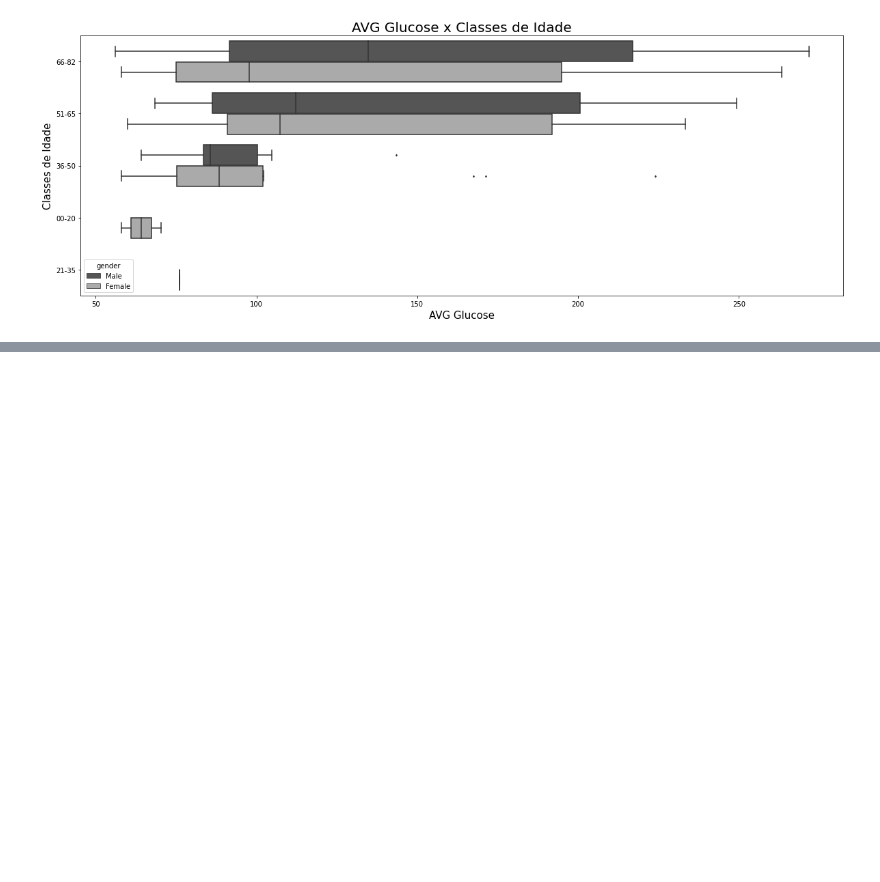
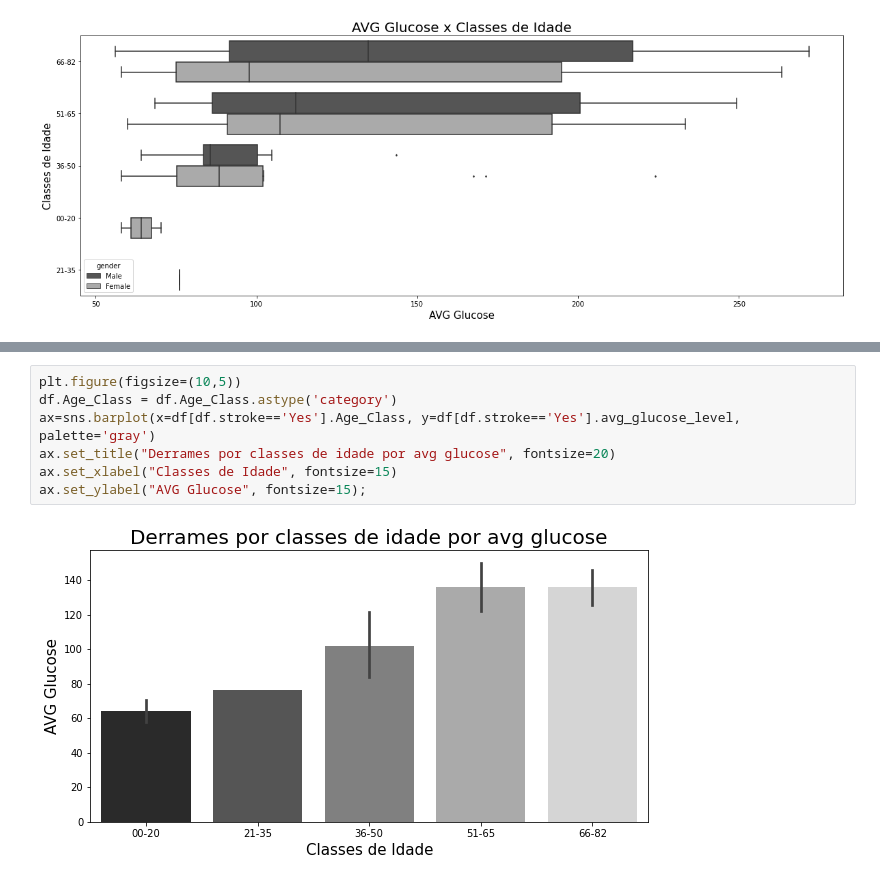
Before and after one commit to FelipeGBarreto/Projects, a Jupyter notebook: Stroker_Analysis.ipynb, the cells around one changed output, grey strips where cells are left out. Cells and saved outputs as stored; diff of their text form; blank space fills up the shorter version.

```diff
--- a/Stroker_Analysis.ipynb
+++ b/Stroker_Analysis.ipynb
@@ -372,0 +367,9 @@ df[df.stroke=="Yes"].groupby(["gender","Age_Class"])[["gender"]].count()
+# %%
+plt.figure(figsize=(10,5))
+df.Age_Class = df.Age_Class.astype('category')
+ax=sns.barplot(x=df[df.stroke=='Yes'].Age_Class, y=df[df.stroke=='Yes'].avg_glucose_level, palette='gray')
+ax.set_title("Derrames por classes de idade por avg glucose", fontsize=20)
+ax.set_xlabel("Classes de Idade", fontsize=15)
+ax.set_ylabel("AVG Glucose", fontsize=15);
+# %% [output]
+[figure, added]
```
Also changed, not shown: parts of 2 cells of this notebook.
